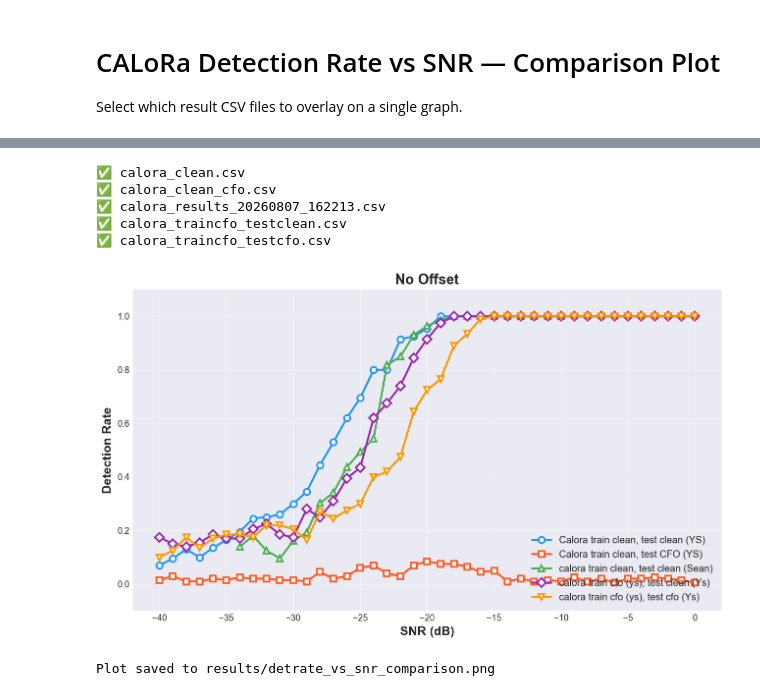
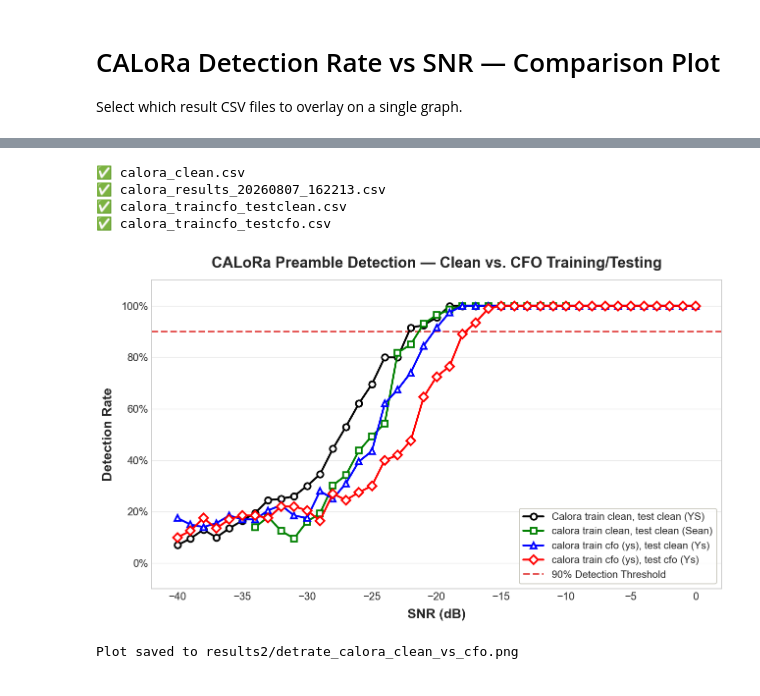
Before and after one commit to INC-PNU/CRAN-implementation, a Jupyter notebook: Server/plot_results2.ipynb, the cells around one changed output, grey strips where cells are left out. Cells and saved outputs as stored; diff of their text form; code cells hidden in the pictures.

```diff
--- a/Server/plot_results2.ipynb
+++ b/Server/plot_results2.ipynb
@@ -60,7 +65,6 @@ def format_snr_data(raw_csv_text):
 
 selected_files = [
     'calora_clean.csv',
-    'calora_clean_cfo.csv',
     'calora_results_20260807_162213.csv',
     'calora_traincfo_testclean.csv',
     'calora_traincfo_testcfo.csv'
@@ -71,11 +75,11 @@ selected_files = [
 # Optional: give each file a friendly label for the legend
 # If left empty, the filename timestamp will be used
 labels = [
-    'Calora train clean, test clean (YS)',
-    'Calora train clean, test CFO (YS)',
+    'calora train clean, test clean (YS)',
+
     'calora train clean, test clean (Sean)',
     'calora train cfo (ys), test clean (Ys)',
-     'calora train cfo (ys), test cfo (Ys)'
+    'calora train cfo (ys), test cfo (Ys)'
     # 'Run 3',
 ]
 
@@ -88,53 +92,65 @@ for fname in selected_files:
         print(f'✅ {fname}')
 # %% [output]
 ✅ calora_clean.csv
-✅ calora_clean_cfo.csv
 ✅ calora_results_20260807_162213.csv
 ✅ calora_traincfo_testclean.csv
 ✅ calora_traincfo_testcfo.csv
 # %%
 # ── Plot all selected files on one graph ─────────────────────────
-plt.style.use('seaborn-v0_8-darkgrid')
+plt.style.use('seaborn-v0_8-whitegrid')
+
+# Fixed, colorblind-safe categorical palette — same slot order everywhere so a
+# given series always reads the same color across every figure in this notebook.
+# Red is reserved exclusively for the 90% detection-rate threshold line below.
+PALETTE = ['black', 'green', 'blue', 'red', '#e87ba4', '#008300', '#4a3aa7']
+THRESHOLD_COLOR = '#e34948'
+
 fig, ax = plt.subplots(figsize=(10, 6), dpi=130)
 
 markers = ['o', 's', '^', 'D', 'v', 'P', 'X', '*']
-colors  = ['#2196F3', '#FF5722', '#4CAF50', '#9C27B0', '#FF9800', '#00BCD4', '#E91E63', '#795548']
 
 for i, fname in enumerate(selected_files):
     path = os.path.join(results_dir, fname)
 
     if not os.path.isfile(path):
         continue
 
     df = pd.read_csv(path).reset_index(drop=True)
     df = df.rename(columns={'snr': 'SNR', 'det_rate': 'DetRate'})
     if df['DetRate'].mean() > 1:
     # If yes, divide the entire column by 100 to convert it from percentages to decimals
         df['DetRate'] = df['DetRate'] / 100
     # Use custom label or fallback to filename
     lbl = labels[i] if i < len(labels) and labels[i] else fname.replace('calora_results_', '').replace('.csv', '')
 
     ax.plot(
         df['SNR'], df['DetRate'],
         marker=markers[i % len(markers)],
         markersize=7, linewidth=2.2,
-        color=colors[i % len(colors)],
+        color=PALETTE[i % len(PALETTE)],
         markerfacecolor='white', markeredgewidth=2,
-        markeredgecolor=colors[i % len(colors)],
+        markeredgecolor=PALETTE[i % len(PALETTE)],
         label=lbl
     )
 
-ax.set_xlabel('SNR (dB)', fontsize=14, fontweight='bold')
-ax.set_ylabel('Detection Rate', fontsize=14, fontweight='bold')
-ax.set_title('No Offset', fontsize=16, fontweight='bold')
+# Reference line: 90% detection rate threshold
+ax.axhline(y=0.9, color=THRESHOLD_COLOR, linestyle='--', linewidth=2, zorder=1,
+           label='90% Detection Threshold')
+
+ax.set_xlabel('SNR (dB)', fontsize=15, fontweight='bold', labelpad=8)
+ax.set_ylabel('Detection Rate', fontsize=15, fontweight='bold', labelpad=8)
+ax.set_title('CALoRa Preamble Detection — Clean vs. CFO Training/Testing', fontsize=17, fontweight='bold', pad=14)
 ax.set_ylim(-0.1, 1.10)
-ax.legend(fontsize=11, loc='lower right')
-ax.grid(True, alpha=0.4)
+ax.yaxis.set_major_formatter(PercentFormatter(xmax=1))
+ax.tick_params(axis='both', labelsize=12)
+ax.legend(fontsize=11.5, loc='lower right', frameon=True, framealpha=0.9, edgecolor='#c3c2b7')
+ax.grid(True, axis='y', alpha=0.4)
+ax.grid(False, axis='x')
 
 plt.tight_layout()
-plt.savefig(os.path.join(results_dir, 'detrate_vs_snr_comparison.png'), dpi=150, bbox_inches='tight')
+plt.savefig(os.path.join(results_dir, 'detrate_calora_clean_vs_cfo.png'), dpi=200, bbox_inches='tight')
 plt.show()
-print('\nPlot saved to results/detrate_vs_snr_comparison.png')
+print('\nPlot saved to results2/detrate_calora_clean_vs_cfo.png')
 # %% [output]
-[figure, old version]
+[figure, new version]
-Plot saved to results/detrate_vs_snr_comparison.png
+Plot saved to results2/detrate_calora_clean_vs_cfo.png
```
Also changed, not shown: parts of 5 cells of this notebook, 9 other files.
